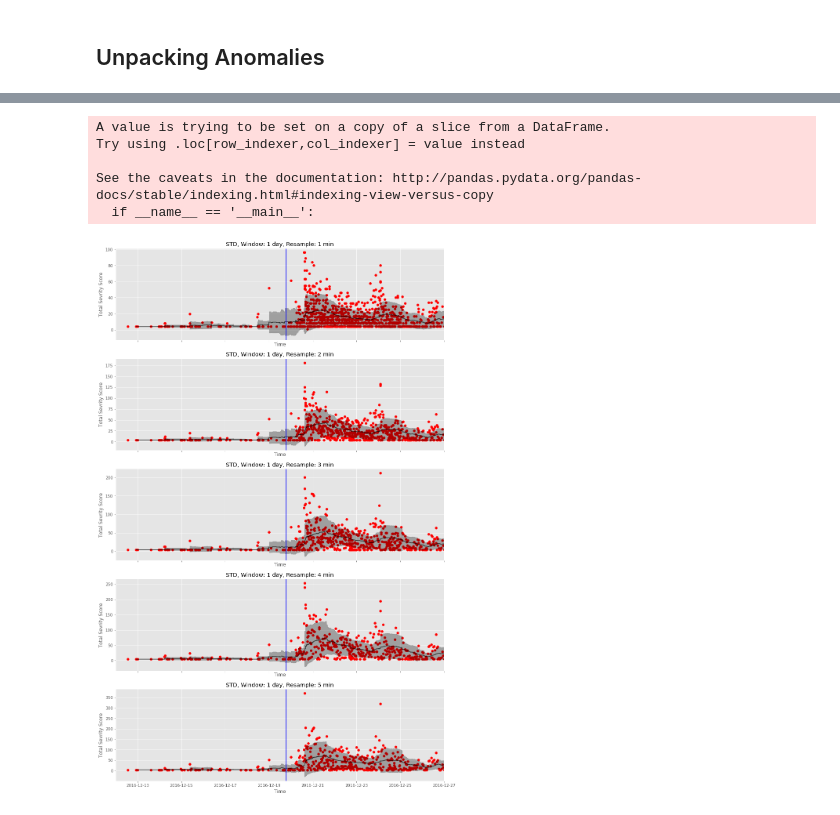
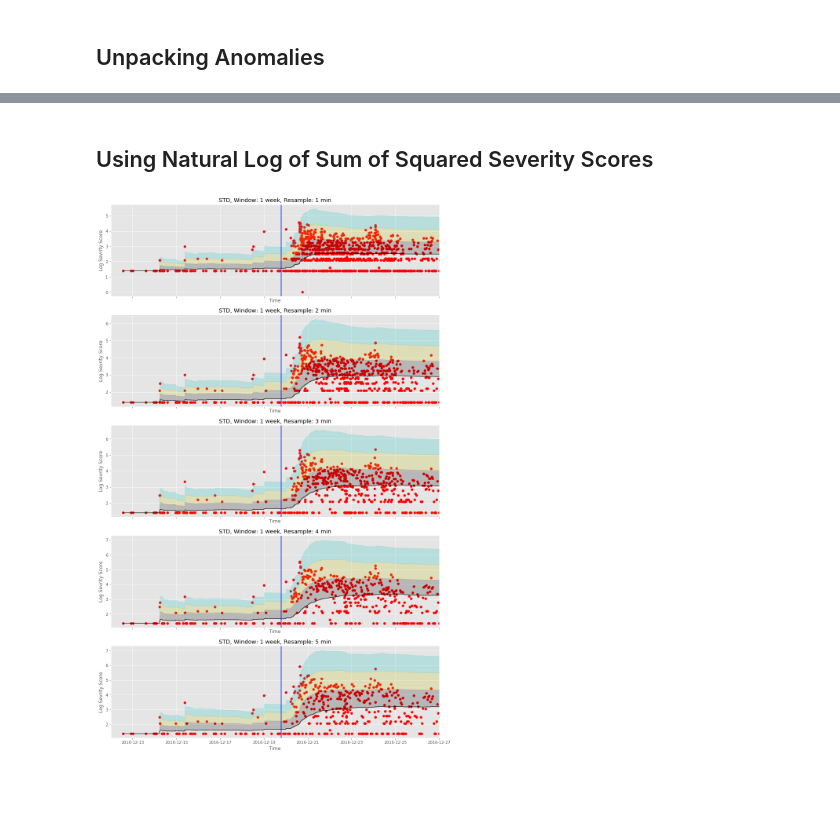
Before and after one commit to brendan-dorsey/stabilitas-thresholds, a Jupyter notebook: initial_eda.ipynb, the cells around one changed output, grey strips where cells are left out. Cells and saved outputs as stored; diff of their text form; code cells hidden in the pictures; blank space fills up the shorter version.

```diff
--- a/initial_eda.ipynb
+++ b/initial_eda.ipynb
@@ -621,7 +699,7 @@ def plot_anomalies(ax,
                    anomalies_series,
                    name,
                    date_range=("2016-12-12","2016-12-27"),
-                   vline="2016-12-19 18:02:00"):
+                   vline="2016-12-19 19:02:00"):
     ax.scatter(anomalies_series.index, anomalies_series.values)
     ax.set_xlim(date_range)
     ax.axvline(vline, color="b")
@@ -751,3 +768,17 @@ sev_four_mins = severity_ts.resample("4T").sum()
 sev_five_mins = severity_ts.resample("5T").sum()
 
 sev_resample_options = [sev_one_min, sev_two_mins, sev_three_mins, sev_four_mins, sev_five_mins]
+# %%
+fig, axes = plt.subplots(5, figsize=(15,25), sharex=True)
+
+for idx, ax in enumerate(axes.flatten()):
+    plot_moving_std_trend(
+        ax,
+        name="Total Severity Score, Window: 1 week, Resample: {} min".format(idx+1),
+        data_series=sev_resample_options[idx],
+        window=7*24*60/(idx+1)
+    )
+    ax.axvline(attack_dtg, color="b")
+    ax.set_xlim("2016-12-12","2016-12-27")
+    ax.set_xlabel("Time")
+    ax.set_ylabel("Total Sevrity Score")
@@ -757,9 +829,9 @@ fig, axes = plt.subplots(5, figsize=(15,25), sharex=True)
 for idx, ax in enumerate(axes.flatten()):
     plot_moving_std_trend(
         ax,
-        name="STD, Window: 1 day, Resample: {} min".format(idx+1),
-        data_series=sev_resample_options[idx],
-        window=24*60/(idx+1)
+        name="STD, Window: 1 week, Resample: {} min".format(idx+1),
+        data_series=quad_resample_options[idx],
+        window=7*24*60/(idx+1)
     )
     ax.axvline(attack_dtg, color="b")
     ax.set_xlim("2016-12-12","2016-12-27")
@@ -784,34 +869,27 @@ def severity_score_quadratic(severity_rating):
+# %% [markdown]
+## Using Natural Log of Sum of Squared Severity Scores
 # %%
-berlin_df["severity_quadratic"] = berlin_df["severity"].map(severity_score_quadratic)
-quadratic_ts = pd.Series(berlin_df["severity_quadratic"].values, index=berlin_df["start_ts"])
+log_one_min = np.log(quadratic_ts.resample("T").sum())
+log_two_min = np.log(quadratic_ts.resample("2T").sum())
+log_three_min = np.log(quadratic_ts.resample("3T").sum())
+log_four_min = np.log(quadratic_ts.resample("4T").sum())
+log_five_min = np.log(quadratic_ts.resample("5T").sum())
 
-quad_one_min = quadratic_ts.resample("T").sum()
-quad_two_min = quadratic_ts.resample("2T").sum()
-quad_three_min = quadratic_ts.resample("3T").sum()
-quad_four_min = quadratic_ts.resample("4T").sum()
-quad_five_min = quadratic_ts.resample("5T").sum()
-
-quad_resample_options = [quad_one_min, quad_two_min, quad_three_min, quad_four_min, quad_five_min]
+log_resample_options = [log_one_min, log_two_min, log_three_min, log_four_min, log_five_min]
-# %% [output]
-A value is trying to be set on a copy of a slice from a DataFrame.
-Try using .loc[row_indexer,col_indexer] = value instead
-
-See the caveats in the documentation: http://pandas.pydata.org/pandas-docs/stable/indexing.html#indexing-view-versus-copy
-  if __name__ == '__main__':
 # %%
 fig, axes = plt.subplots(5, figsize=(15,25), sharex=True)
 
 for idx, ax in enumerate(axes.flatten()):
     plot_moving_std_trend(
         ax,
-        name="STD, Window: 1 day, Resample: {} min".format(idx+1),
-        data_series=quad_resample_options[idx],
-        window=24*60/(idx+1)
+        name="STD, Window: 1 week, Resample: {} min".format(idx+1),
+        data_series=log_resample_options[idx],
+        window=7*24*60/(idx+1)
     )
     ax.axvline(attack_dtg, color="b")
     ax.set_xlim("2016-12-12","2016-12-27")
     ax.set_xlabel("Time")
-    ax.set_ylabel("Total Sevrity Score")
+    ax.set_ylabel("Log Sevrity Score")
 # %% [output]
-[figure, old version]
+[figure, new version]
 # %%
```
Also changed, not shown: parts of 43 cells of this notebook, 2 other files.
